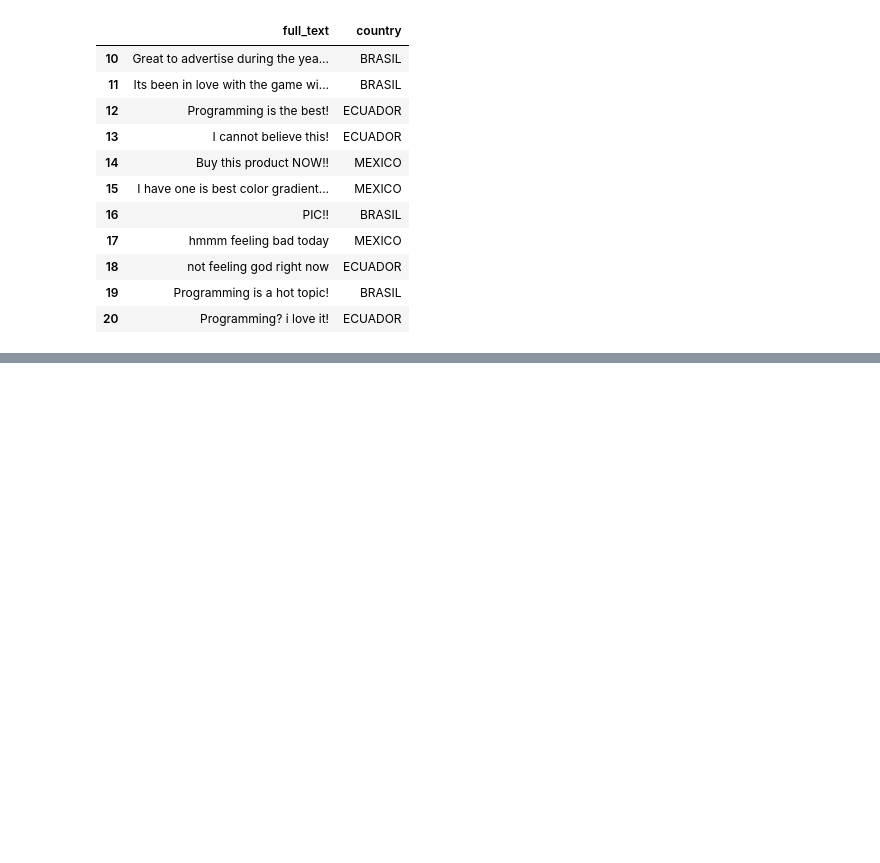
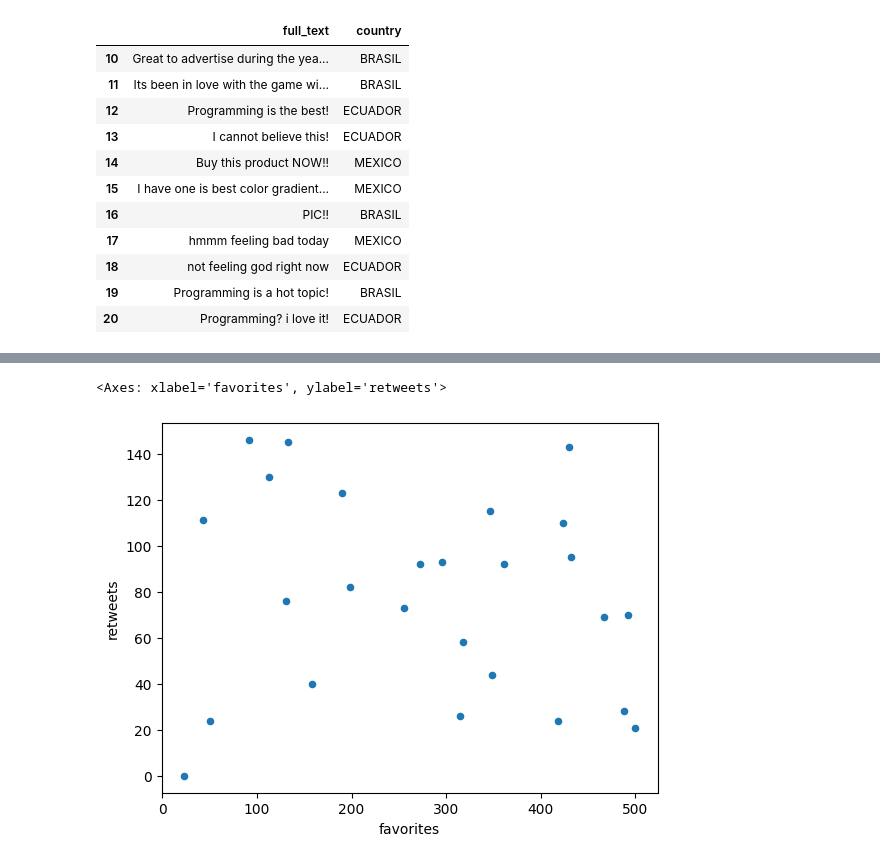
Before and after one commit to jeulufis/data-analyst-note, a Jupyter notebook: 02-pandas.ipynb, the cells around one changed output, grey strips where cells are left out. Saved outputs shown, nothing was run; the diff lists cells and outputs as text; code cells hidden in the pictures; blank space fills up the shorter version.

```diff
--- a/02-pandas.ipynb
+++ b/02-pandas.ipynb
@@ -93,0 +158,6 @@ dataset.loc[10: 20, ['full_text', 'country']]
+# %%
+# eje x e y
+dataset_filtrado.plot(kind='scatter', x='favorites', y='retweets')
+# %% [output]
+<Axes: xlabel='favorites', ylabel='retweets'>
+[figure, added]
```
Also changed, not shown: parts of 6 cells of this notebook.
